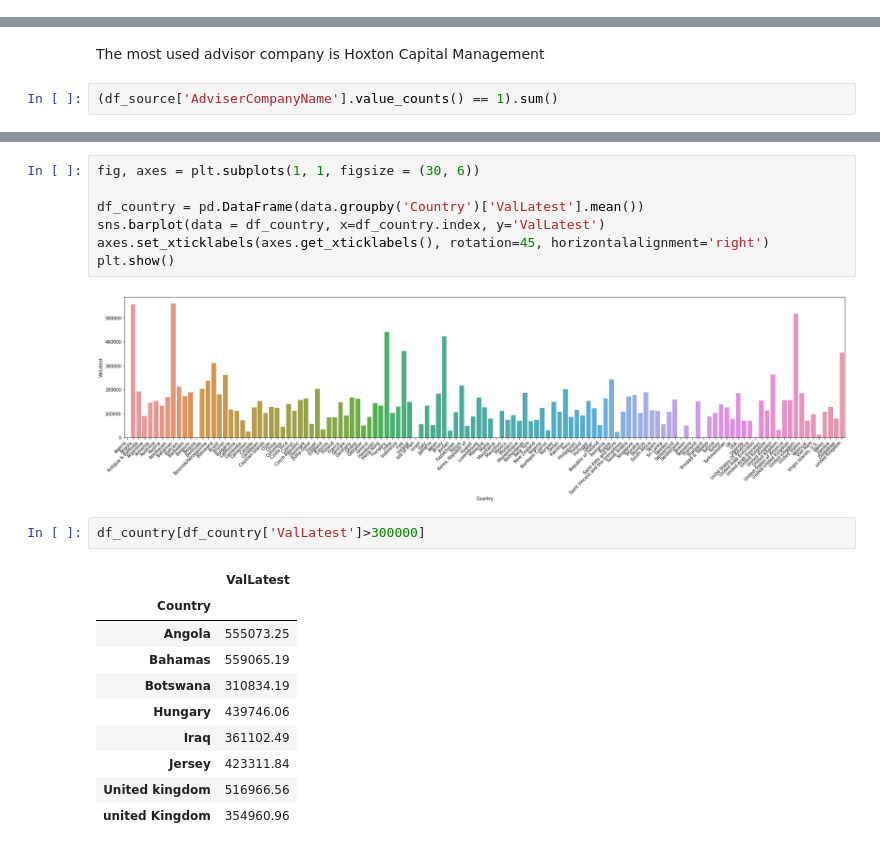
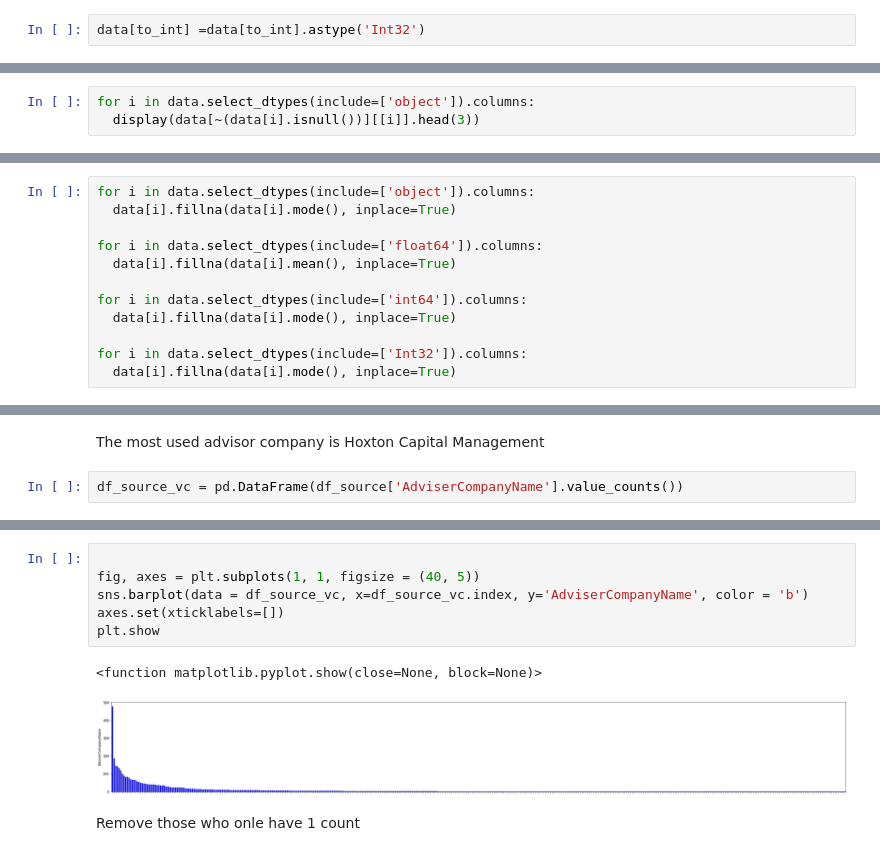
Before and after one commit to pyagoubi/Customer-Analysis, a Jupyter notebook: customer_analysis.ipynb, the cells around one changed output, grey strips where cells are left out. Drawn from its saved outputs; the diff is of its cells as text.

```diff
--- a/customer_analysis.ipynb
+++ b/customer_analysis.ipynb
@@ -50,0 +98,2 @@ There seems to be missing values at different levels.
+# %%
+data[to_int] =data[to_int].astype('Int32')
@@ -50,0 +122,3 @@ There seems to be missing values at different levels.
+# %%
+for i in data.select_dtypes(include=['object']).columns:
+  display(data[~(data[i].isnull())][[i]].head(3))
@@ -173,3 +303,15 @@ data.drop(remove, inplace =True, axis =1)
+# %%
+for i in data.select_dtypes(include=['object']).columns:
+  data[i].fillna(data[i].mode(), inplace=True)
+
+for i in data.select_dtypes(include=['float64']).columns:
+  data[i].fillna(data[i].mean(), inplace=True)
+
+for i in data.select_dtypes(include=['int64']).columns:
+  data[i].fillna(data[i].mode(), inplace=True)
+
+for i in data.select_dtypes(include=['Int32']).columns:
+  data[i].fillna(data[i].mode(), inplace=True)
 # %% [markdown]
 # Check duplicated rows
 # %%
@@ -430,4 +634,4 @@ Name: AdviserCompanyName, Length: 445, dtype: int64
 # %% [markdown]
 The most used advisor company is Hoxton Capital Management
 # %%
-(df_source['AdviserCompanyName'].value_counts() == 1).sum()
+df_source_vc = pd.DataFrame(df_source['AdviserCompanyName'].value_counts())
@@ -438,22 +650,11 @@ There are 183 sources that are unique.
 # %%
-fig, axes = plt.subplots(1, 1, figsize = (30, 6))
 
-df_country = pd.DataFrame(data.groupby('Country')['ValLatest'].mean())
-sns.barplot(data = df_country, x=df_country.index, y='ValLatest')
-axes.set_xticklabels(axes.get_xticklabels(), rotation=45, horizontalalignment='right')
-plt.show()
+fig, axes = plt.subplots(1, 1, figsize = (40, 5))
+sns.barplot(data = df_source_vc, x=df_source_vc.index, y='AdviserCompanyName', color = 'b')
+axes.set(xticklabels=[])
+plt.show
 # %% [output]
+<function matplotlib.pyplot.show(close=None, block=None)>
-[figure, old version]
+[figure, new version]
-# %%
-df_country[df_country['ValLatest']>300000]
-# %% [output]
-|  | ValLatest |
-| Country |  |
-| Angola | 555073.25 |
-| Bahamas | 559065.19 |
-| Botswana | 310834.19 |
-| Hungary | 439746.06 |
-| Iraq | 361102.49 |
-| Jersey | 423311.84 |
-| United kingdom | 516966.56 |
-| united Kingdom | 354960.96 |
+# %% [markdown]
+Remove those who onle have 1 count
```
Also changed, not shown: parts of 44 cells of this notebook.
